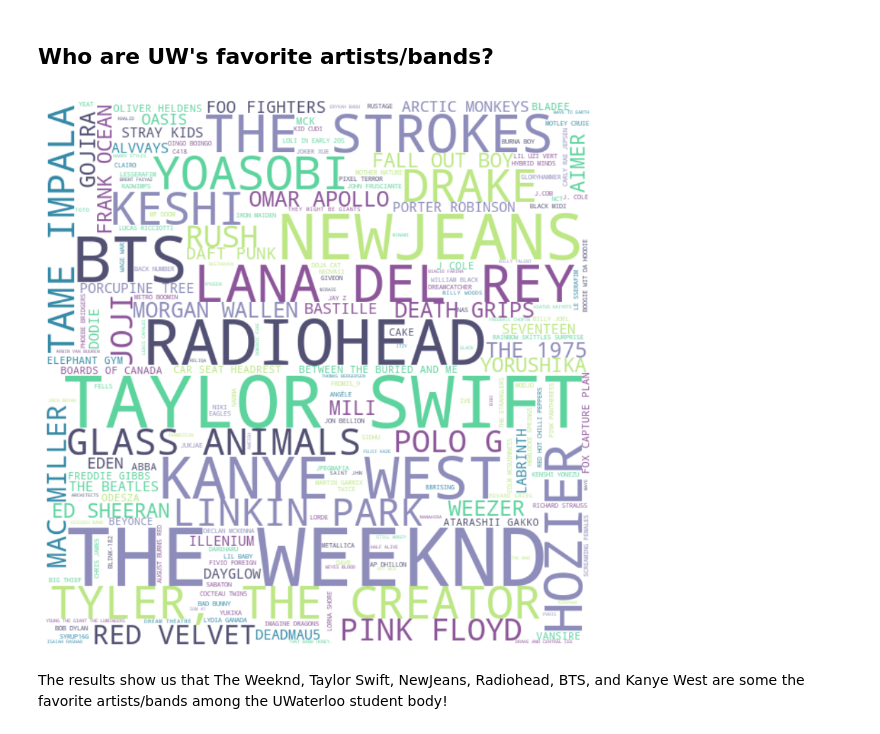
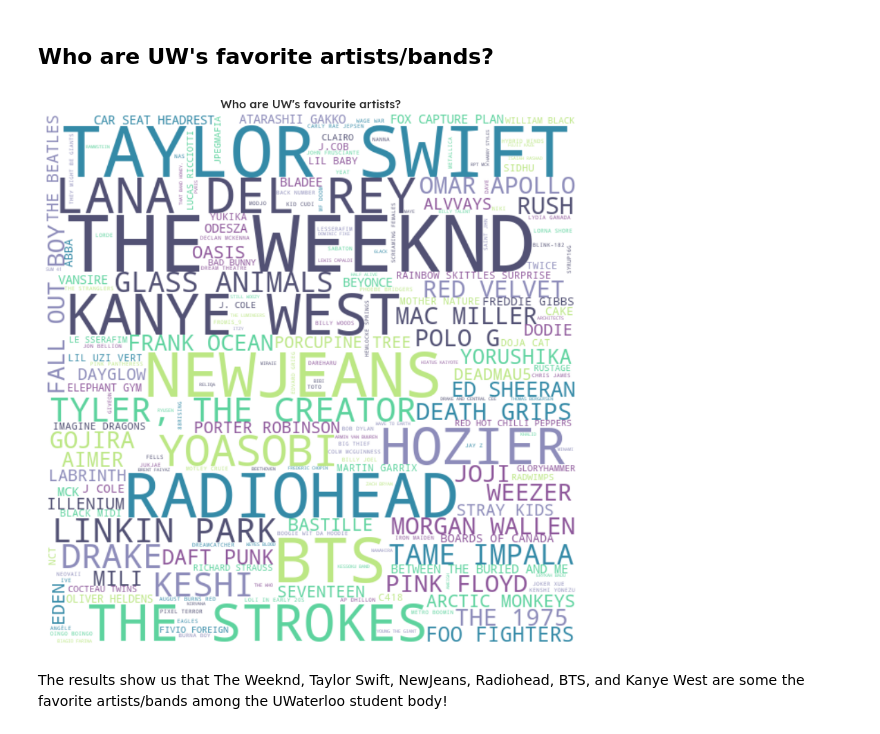
Before and after one commit to adam-han/uwaterloo-music, a Jupyter notebook: uw-music-dataviz.ipynb, the cells around one changed output. Cells and saved outputs as stored; diff of their text form; code cells hidden in the pictures.

```diff
--- a/uw-music-dataviz.ipynb
+++ b/uw-music-dataviz.ipynb
@@ -84,34 +84,35 @@ fav_artists_data_caps = fav_artists_data.str.upper()
 # convert data to strings
 fav_artists_data_caps = fav_artists_data_caps.astype(str)
 
 # break up into distinct artists/bands
 artists = fav_artists_data_caps.tolist()
 
 # count the frequency of each artist
 artist_counts = {}
 for artist in artists:
     if artist in artist_counts:
         artist_counts[artist] += 1
     else:
         artist_counts[artist] = 1
 
 # remove all the "nan" entries
 artist_counts['nan'] = 0
 
 # create word cloud
 wordcloud = WordCloud(width=600, height=600, background_color='white', colormap=custom_palette).generate_from_frequencies(artist_counts)
 
 # display word cloud
 plt.figure(figsize=(10, 10))
 plt.imshow(wordcloud, interpolation='bilinear')
 plt.axis('off')
+plt.title("Who are UW\'s favourite artists?")
 
 # to save the file
 plt.savefig("fav_artists.png")
 
 plt.show()
 # %% [output]
-[figure, old version]
+[figure, new version]
 # %% [markdown]
 The results show us that The Weeknd, Taylor Swift, NewJeans, Radiohead, BTS, and Kanye West are some the favorite artists/bands among the UWaterloo student body!
 # %% [markdown]
```
Also changed, not shown: parts of 3 cells of this notebook.
